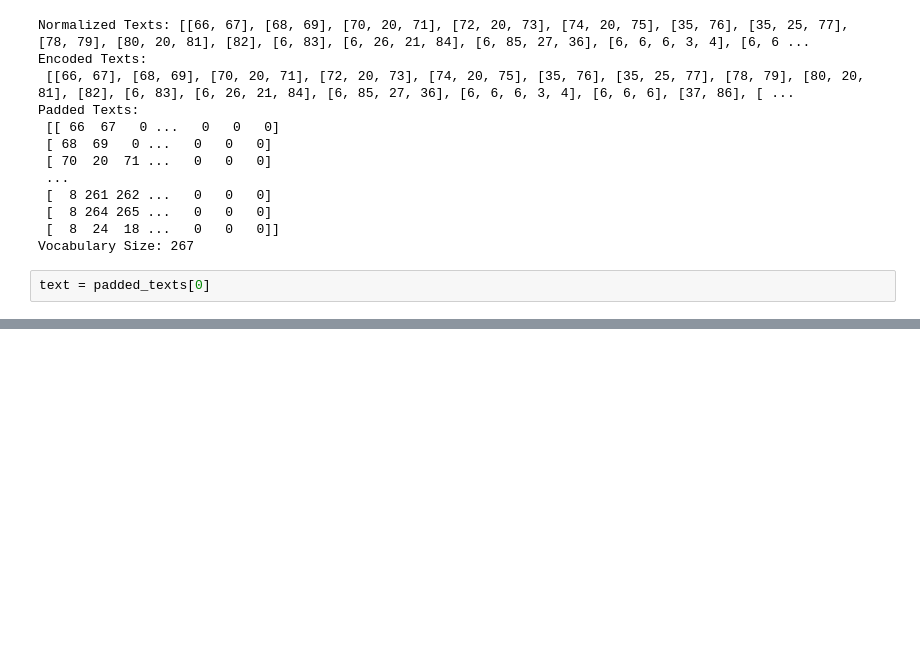
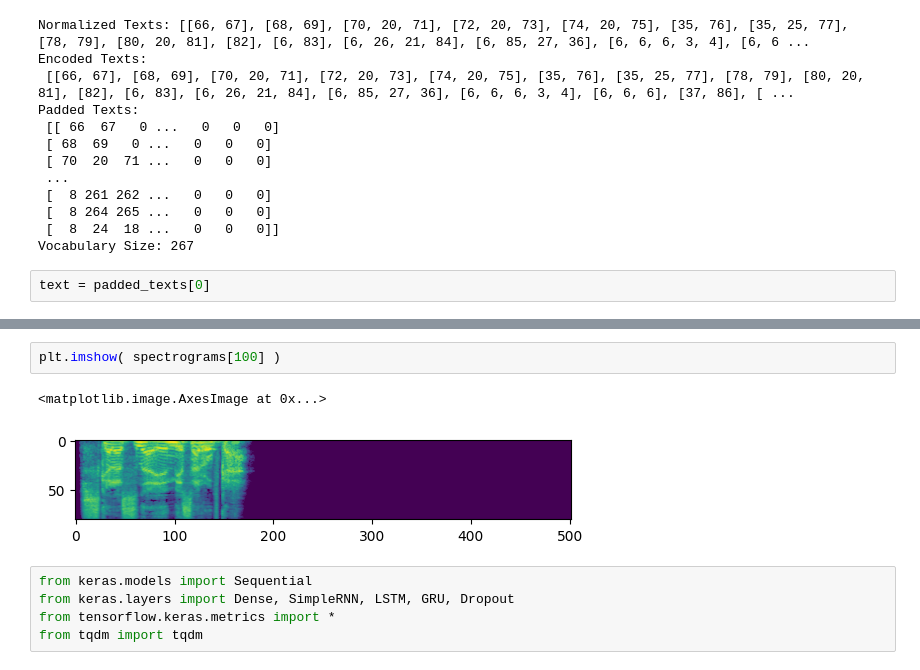
Before and after one commit to Begsta/void, a Jupyter notebook: main.ipynb, the cells around one changed output, grey strips where cells are left out. Cells and saved outputs as stored; diff of their text form; blank space fills up the shorter version.

```diff
--- a/main.ipynb
+++ b/main.ipynb
@@ -351,0 +192,10 @@ Make sure all arrays contain the same number of samples.
+# %%
+plt.imshow( spectrograms[100] )
+# %% [output]
+<matplotlib.image.AxesImage at 0x...>
+[figure, added]
+# %%
+from keras.models import Sequential
+from keras.layers import Dense, SimpleRNN, LSTM, GRU, Dropout
+from tensorflow.keras.metrics import *
+from tqdm import tqdm
```
Also changed, not shown: parts of 15 cells of this notebook.
